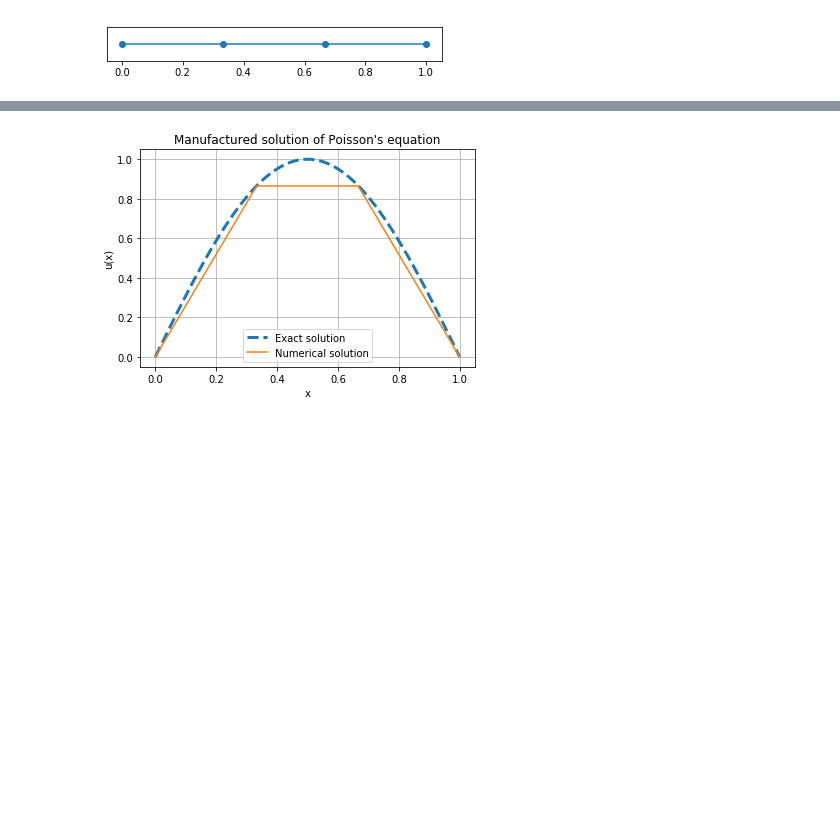
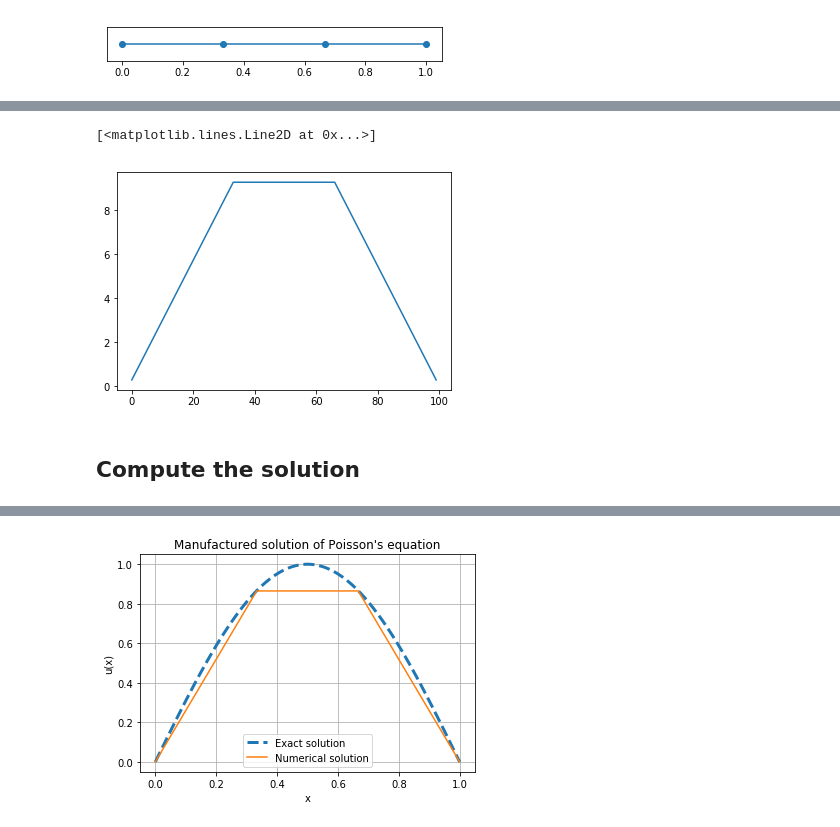
Before and after one commit to iitrabhi/fenics-workshop, a Jupyter notebook: tutorials/1_linear_poisson.ipynb, the cells around one changed output, grey strips where cells are left out. Drawn from its saved outputs; the diff is of its cells as text; code cells hidden in the pictures; blank space fills up the shorter version.

```diff
--- a/tutorials/1_linear_poisson.ipynb
+++ b/tutorials/1_linear_poisson.ipynb
@@ -41,0 +98,7 @@ L = f_expr * v * dx
+# %%
+V = FunctionSpace(mesh, 'CG', 1)
+f_val = project(f_expr, V)
+plt.plot([f_val(x) for x in np.linspace(0,1,100)])
+# %% [output]
+[<matplotlib.lines.Line2D at 0x...>]
+[figure, added]
@@ -42 +107,3 @@ L = f_expr * v * dx
+# %% [markdown]
+## Compute the solution
 # %%
```
Also changed, not shown: parts of 23 cells of this notebook, 3 other files.
